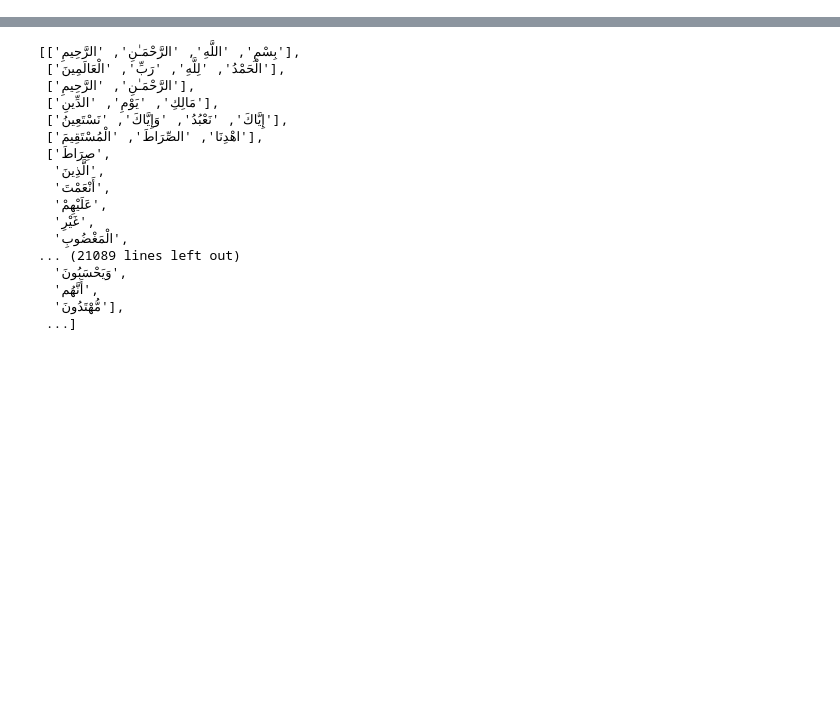
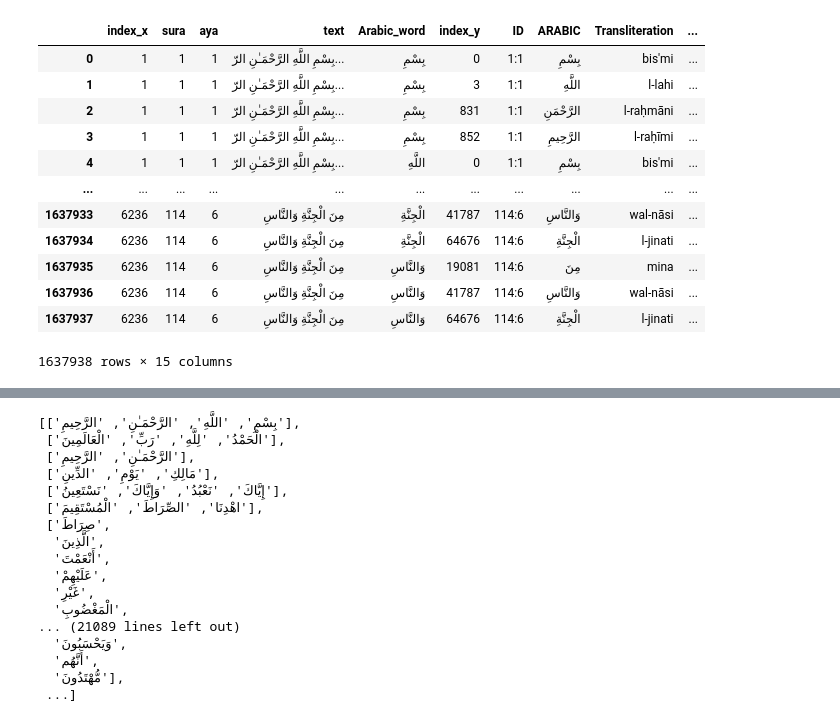
Before and after one commit to Quran-Journey/backend, a Jupyter notebook: db/rough work.ipynb, the cells around one changed output, grey strips where cells are left out. Drawn from its saved outputs; the diff is of its cells as text; code cells hidden in the pictures; blank space fills up the shorter version.

```diff
--- a/db/rough work.ipynb
+++ b/db/rough work.ipynb
@@ -0,0 +953,16 @@
+# %%
+stemp10
+# %% [output]
+|  | index_x | sura | aya | text | Arabic_word | index_y | ID | ARABIC | Transliteration | ... |
+| 0 | 1 | 1 | 1 | بِسْمِ اللَّهِ الرَّحْمَـٰنِ الرّ... | بِسْمِ | 0 | 1:1 | بِسْمِ | bis'mi | ... |
+| 1 | 1 | 1 | 1 | بِسْمِ اللَّهِ الرَّحْمَـٰنِ الرّ... | بِسْمِ | 3 | 1:1 | اللَّهِ | l-lahi | ... |
+| 2 | 1 | 1 | 1 | بِسْمِ اللَّهِ الرَّحْمَـٰنِ الرّ... | بِسْمِ | 831 | 1:1 | الرَّحْمَنِ | l-raḥmāni | ... |
+| 3 | 1 | 1 | 1 | بِسْمِ اللَّهِ الرَّحْمَـٰنِ الرّ... | بِسْمِ | 852 | 1:1 | الرَّحِيمِ | l-raḥīmi | ... |
+| 4 | 1 | 1 | 1 | بِسْمِ اللَّهِ الرَّحْمَـٰنِ الرّ... | اللَّهِ | 0 | 1:1 | بِسْمِ | bis'mi | ... |
+| ... | ... | ... | ... | ... | ... | ... | ... | ... | ... | ... |
+| 1637933 | 6236 | 114 | 6 | مِنَ الْجِنَّةِ وَالنَّاسِ | الْجِنَّةِ | 41787 | 114:6 | وَالنَّاسِ | wal-nāsi | ... |
+| 1637934 | 6236 | 114 | 6 | مِنَ الْجِنَّةِ وَالنَّاسِ | الْجِنَّةِ | 64676 | 114:6 | الْجِنَّةِ | l-jinati | ... |
+| 1637935 | 6236 | 114 | 6 | مِنَ الْجِنَّةِ وَالنَّاسِ | وَالنَّاسِ | 19081 | 114:6 | مِنَ | mina | ... |
+| 1637936 | 6236 | 114 | 6 | مِنَ الْجِنَّةِ وَالنَّاسِ | وَالنَّاسِ | 41787 | 114:6 | وَالنَّاسِ | wal-nāsi | ... |
+| 1637937 | 6236 | 114 | 6 | مِنَ الْجِنَّةِ وَالنَّاسِ | وَالنَّاسِ | 64676 | 114:6 | الْجِنَّةِ | l-jinati | ... |
+1637938 rows × 15 columns
```
Also changed, not shown: parts of 87 cells of this notebook, 5 other files.
